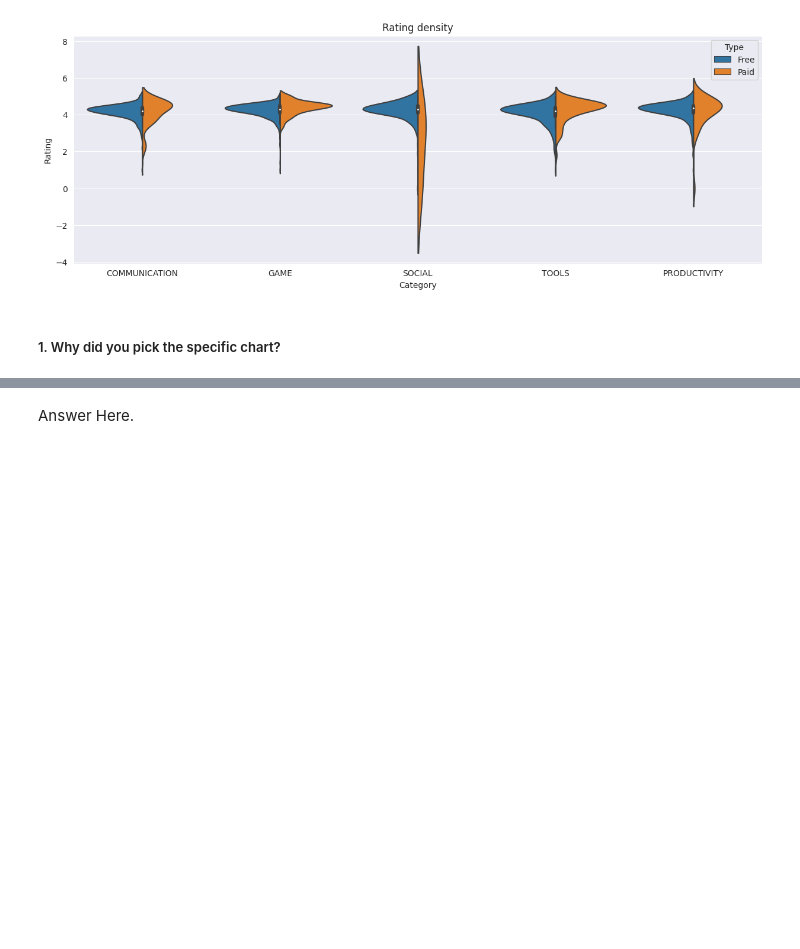
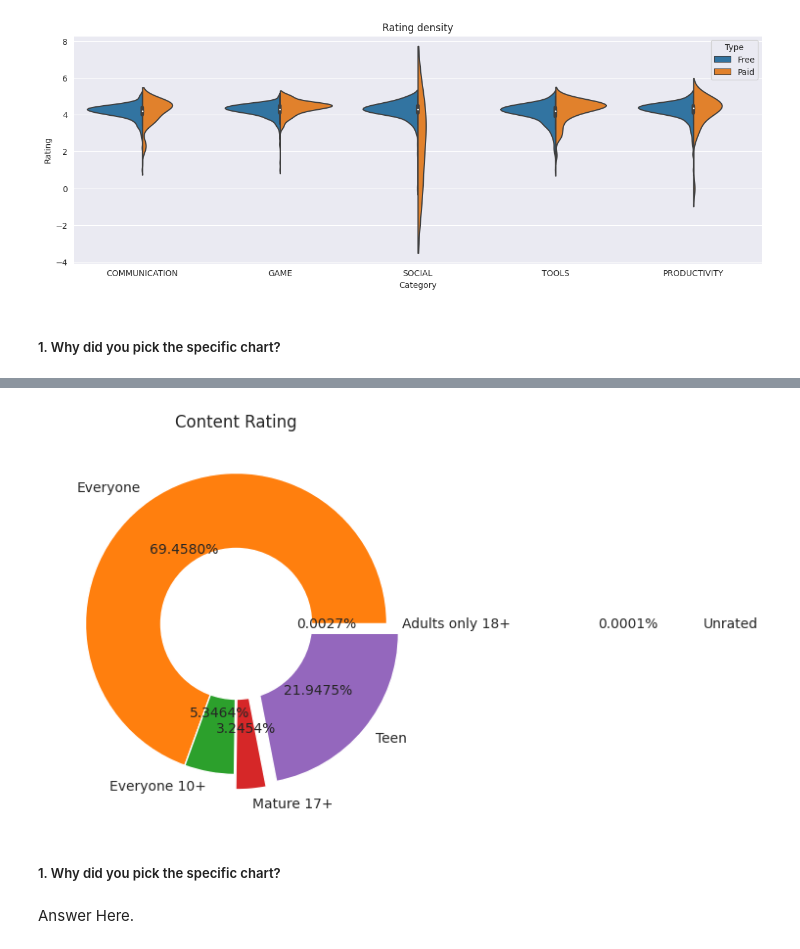
Before and after one commit to Vijaysiraw/Play_store_EDA_project, a Jupyter notebook: Play_Store_Project.ipynb, the cells around one changed output, grey strips where cells are left out. Saved outputs shown, nothing was run; the diff lists cells and outputs as text; code cells hidden in the pictures; blank space fills up the shorter version.

```diff
--- a/Play_Store_Project.ipynb
+++ b/Play_Store_Project.ipynb
@@ -831,3 +872,17 @@ plt.show()
+# %%
+#check the percentage of each content
+plt=reload(plt)
+plt.figure(figsize=(15,5))
+plt.pie(dd,labels=dd.index,explode=(0,0,0,0.1,0.1,2.0),autopct='%1.4f%%')
+my_circle = plt.Circle( (0,0), 0.50, color='white')
+p=plt.gcf()
+p.gca().add_artist(my_circle)
+plt.title('Content Rating')
+plt.show()
+# %% [output]
+[figure, added]
+# %% [markdown]
+##### 1. Why did you pick the specific chart?
 # %% [markdown]
 Answer Here.
 # %% [markdown]
```
Also changed, not shown: parts of 57 cells of this notebook.
